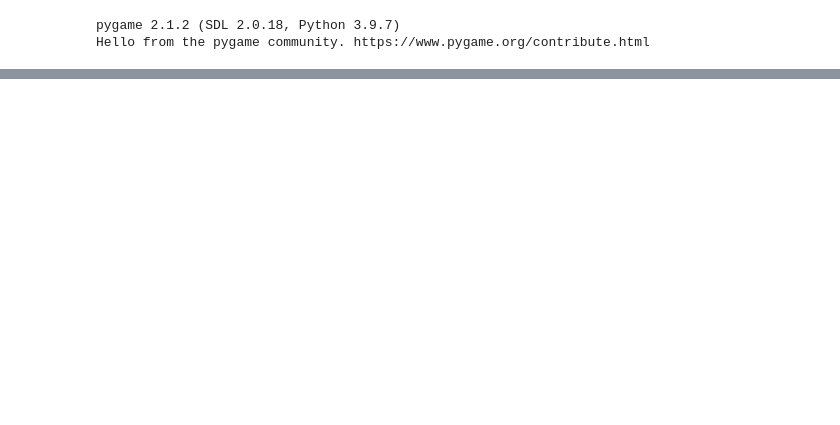
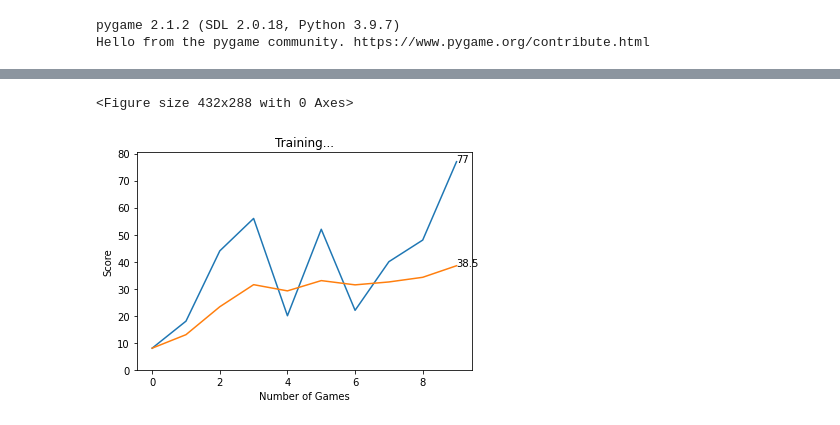
Before and after one commit to alexxcollins/Collins_Adib_INM707_CW, a Jupyter notebook: Advanced RL/Double Deep Q Learning.ipynb, the cells around one changed output, grey strips where cells are left out. Saved outputs shown, nothing was run; the diff lists cells and outputs as text; code cells hidden in the pictures; blank space fills up the shorter version.

```diff
--- a/Advanced RL/Double Deep Q Learning.ipynb
+++ b/Advanced RL/Double Deep Q Learning.ipynb
@@ -49,0 +61,49 @@ KeyboardInterrupt:
+# %%
+# using new obserations
+
+plot_scores = []
+plot_mean_scores = []
+total_score = 0
+record = 0
+epsilons = []
+agent_target = Agent(double_dqn=True, greedy=False)
+agent_target.load_model('ddqn_model_new_obs.pth')
+
+episode = 0
+NUM_EPISODES = 10
+
+while episode < NUM_EPISODES:
+    state = agent_target.get_observation()
+    action = agent_target.choose_action(state)
+    reward, done, score = agent_target.game.play_step(action)
+    new_state = agent_target.get_observation()
+    # remember
+    agent_target.remember(state, action, reward, new_state, done)
+
+    if done:
+        episode += 1
+        # train long memory, plot result
+        agent_target.game.reset()
+
+        states, actions, rewards, new_states, dones = agent_target.get_memory_sample()
+        agent_target.learn(states, actions, rewards, new_states, dones)
+
+        if score > record:
+            record = score
+            agent_target.save_model('dqn_model_v1.pth')
+
+
+
+        plot_scores.append(score)
+        total_score += score
+        mean_score = total_score / agent_target.number_episodes
+        plot_mean_scores.append(mean_score)
+        #print('Game', agent_target.n_games, 'Score', score, 'Record:', record, 'Mean Score: ', mean_score)
+        plot(plot_scores,plot_mean_scores)
+
+
+
+agent_target.game.end_game()
+# %% [output]
+<Figure size 432x288 with 0 Axes>
+[figure, added]
```
Also changed, not shown: parts of 4 cells of this notebook, 8 other files.
